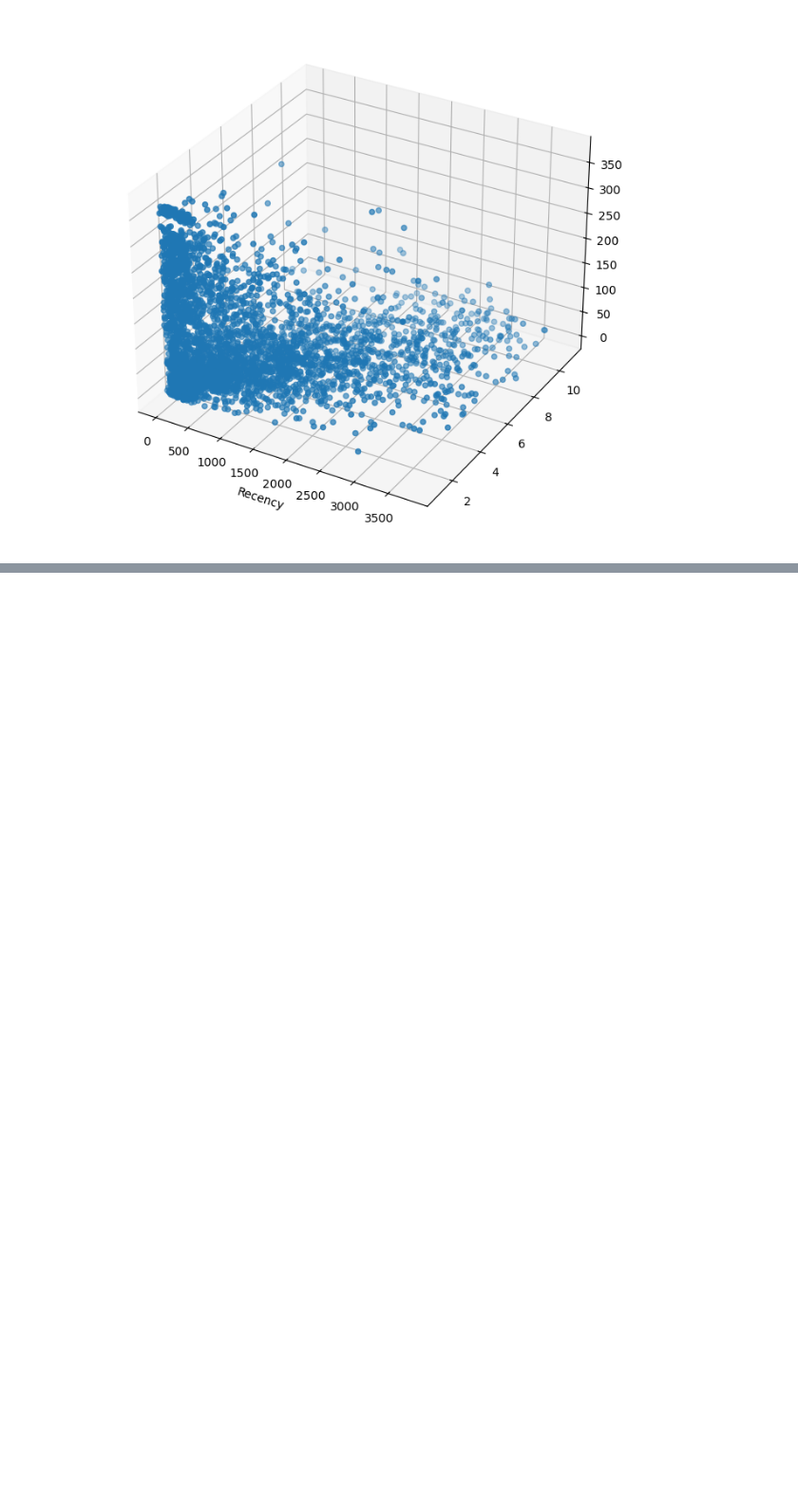
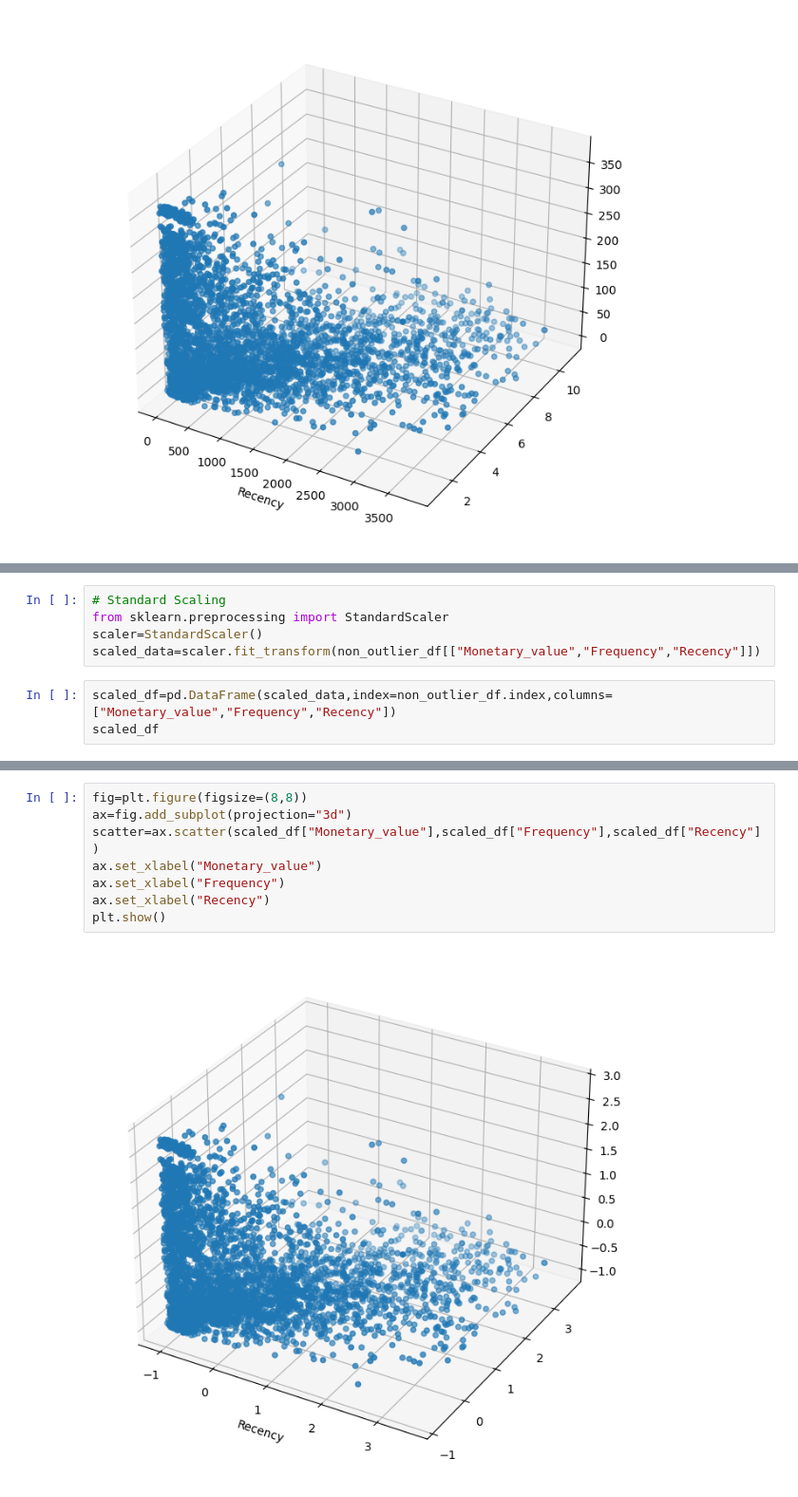
Before and after one commit to Mohdkaif05/kmean-from-scratch, a Jupyter notebook: main.ipynb, the cells around one changed output, grey strips where cells are left out. Shown at 95% size. Saved outputs shown, nothing was run; the diff lists cells and outputs as text; blank space fills up the shorter version.

```diff
--- a/main.ipynb
+++ b/main.ipynb
@@ -450,0 +453,8 @@ plt.show()
+# %%
+# Standard Scaling
+from sklearn.preprocessing import StandardScaler
+scaler=StandardScaler()
+scaled_data=scaler.fit_transform(non_outlier_df[["Monetary_value","Frequency","Recency"]])
+# %%
+scaled_df=pd.DataFrame(scaled_data,index=non_outlier_df.index,columns=["Monetary_value","Frequency","Recency"])
+scaled_df
@@ -450,0 +475,10 @@ plt.show()
+# %%
+fig=plt.figure(figsize=(8,8))
+ax=fig.add_subplot(projection="3d")
+scatter=ax.scatter(scaled_df["Monetary_value"],scaled_df["Frequency"],scaled_df["Recency"])
+ax.set_xlabel("Monetary_value")
+ax.set_xlabel("Frequency")
+ax.set_xlabel("Recency")
+plt.show()
+# %% [output]
+[figure, added]
```
Also changed, not shown: parts of 12 cells of this notebook.
